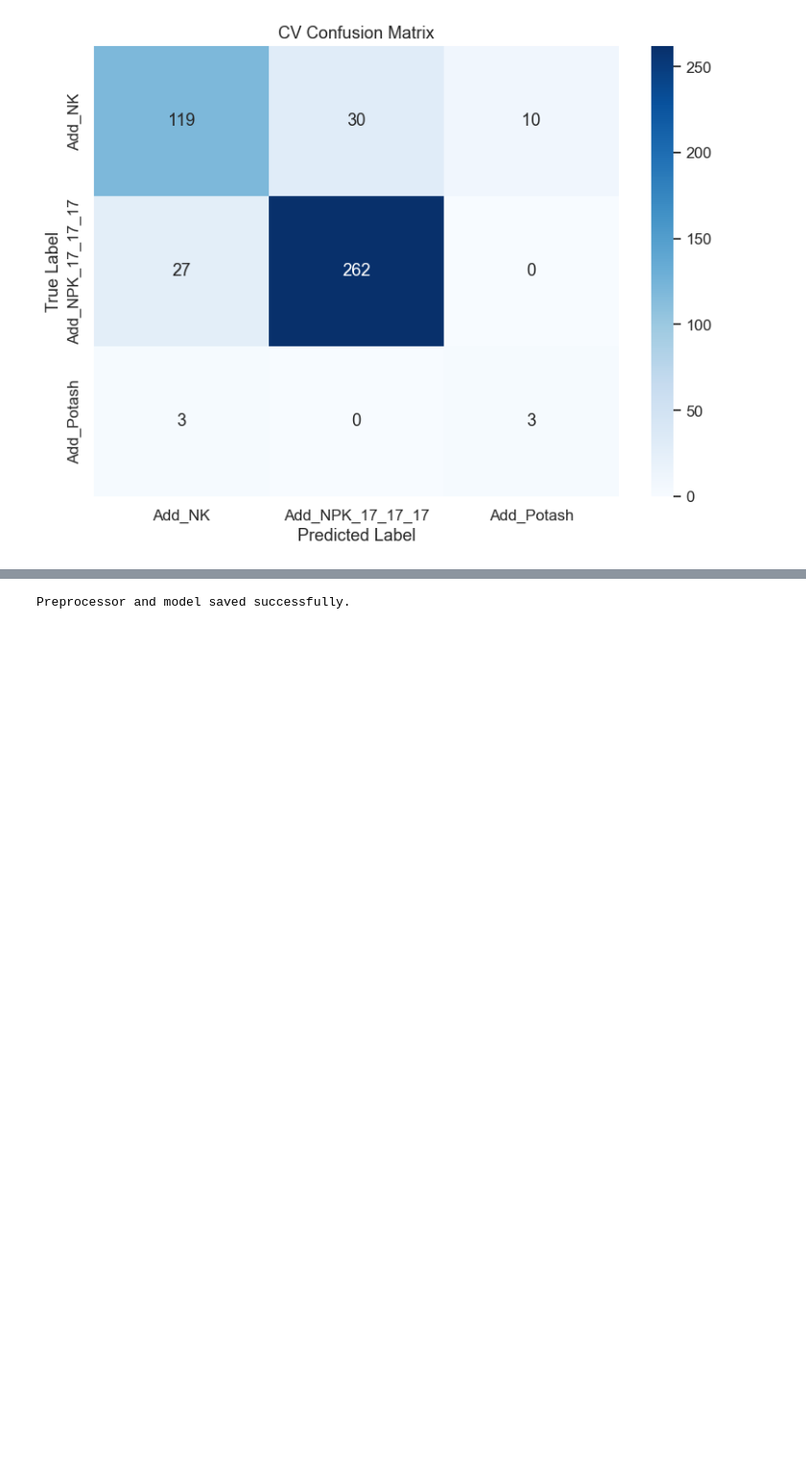
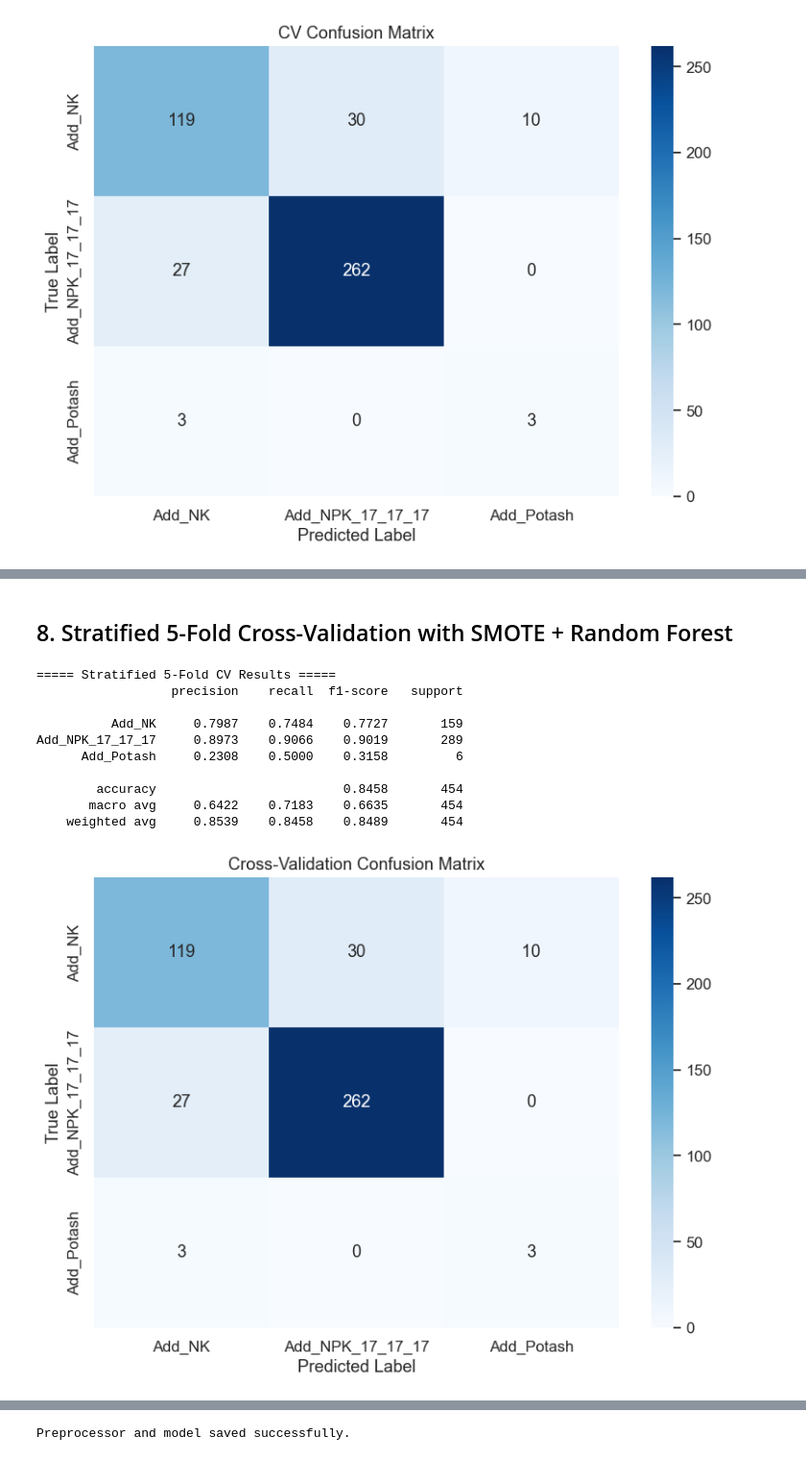
Before and after one commit to charite-uwatwembi/Capstone, a Jupyter notebook: ML_model/Notebook.ipynb, the cells around one changed output, grey strips where cells are left out. Shown: that part at 96% size. Cells and saved outputs as stored; diff of their text form; code cells hidden in the pictures; blank space fills up the shorter version.

```diff
--- a/ML_model/Notebook.ipynb
+++ b/ML_model/Notebook.ipynb
@@ -162,25 +237,21 @@ After dropping NaNs, shape: (454, 12)
 # %%
-# 5.2 One‐hot encode Crop_inter
-X_numeric = model_df[numeric_features]
-X_categorical = model_df[categorical_features]
-y = model_df[target]
-
-# Use sklearn's ColumnTransformer to apply one-hot to Crop_inter
+# Define the ColumnTransformer
 preprocessor = ColumnTransformer(
     transformers=[
         ("cat", OneHotEncoder(drop="first", sparse_output=False), categorical_features)
     ],
-    remainder="passthrough"  # keep numeric features as-is
+    remainder="passthrough"
 )
 
-# Fit and transform to get final feature matrix
-X = preprocessor.fit_transform(model_df[numeric_features + categorical_features])
+# Fit & transform the combined DataFrame
+X_array = preprocessor.fit_transform(model_df[numeric_features + categorical_features])
 
-# Column names after one-hot encoding
+# Build column names
 onehot_columns = preprocessor.named_transformers_["cat"].get_feature_names_out(categorical_features)
 all_feature_names = list(onehot_columns) + numeric_features
 
-X_df = pd.DataFrame(X, columns=all_feature_names)
+# Create a DataFrame from the array
+X_df = pd.DataFrame(X_array, columns=all_feature_names)
 print("Final feature matrix shape:", X_df.shape)
 X_df.head(3)
 # %% [output]
@@ -354,0 +450,52 @@ Add_NPK_17_17_17     0.8973    0.9066    0.9019       289
+# %% [markdown]
+## 8. Stratified 5-Fold Cross-Validation with SMOTE + Random Forest
+# %%
+# Build an imbalanced-learn pipeline: SMOTETomek → RandomForest
+pipe = ImbPipeline(steps=[
+    ("smotetomek", SMOTETomek(
+        smote=SMOTE(sampling_strategy={"Add_Potash": 30}, random_state=42, k_neighbors=2),
+        sampling_strategy={"Add_Potash": 30},
+        random_state=42
+    )),
+    ("rf", RandomForestClassifier(
+        n_estimators=100,
+        max_depth=10,
+        class_weight="balanced",
+        random_state=42
+    ))
+])
+
+# Prepare StratifiedKFold
+skf = StratifiedKFold(n_splits=5, shuffle=True, random_state=42)
+
+# Get out-of-fold predictions for all samples
+y_oof = cross_val_predict(pipe, X_df, y, cv=skf, n_jobs=-1)
+
+# Classification report across all folds
+print("===== Stratified 5-Fold CV Results =====")
+print(classification_report(y, y_oof, digits=4))
+
+# Confusion Matrix for CV
+cm_cv = confusion_matrix(y, y_oof, labels=np.unique(y))
+plt.figure(figsize=(8, 6))
+sns.heatmap(cm_cv, annot=True, fmt="d",
+            xticklabels=np.unique(y),
+            yticklabels=np.unique(y),
+            cmap="Blues")
+plt.ylabel("True Label")
+plt.xlabel("Predicted Label")
+plt.title("Cross-Validation Confusion Matrix")
+plt.tight_layout()
+plt.show()
+# %% [output]
+===== Stratified 5-Fold CV Results =====
+                  precision    recall  f1-score   support
+
+          Add_NK     0.7987    0.7484    0.7727       159
+Add_NPK_17_17_17     0.8973    0.9066    0.9019       289
+      Add_Potash     0.2308    0.5000    0.3158         6
+
+        accuracy                         0.8458       454
+       macro avg     0.6422    0.7183    0.6635       454
+    weighted avg     0.8539    0.8458    0.8489       454
+[figure, added]
```
Also changed, not shown: parts of 38 cells of this notebook.
